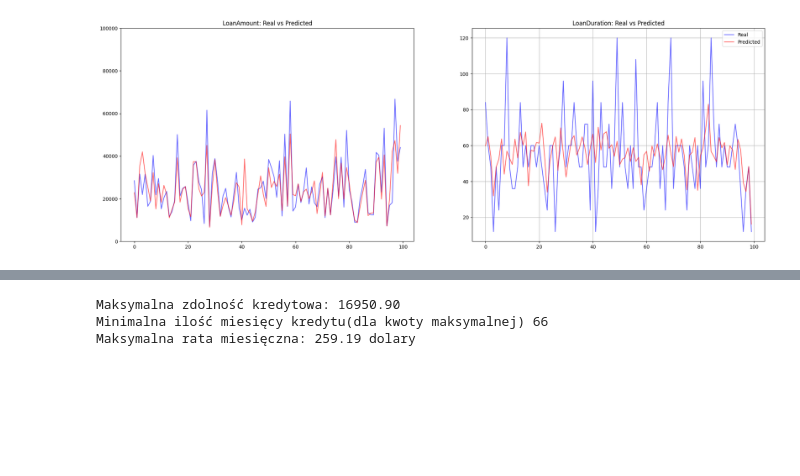
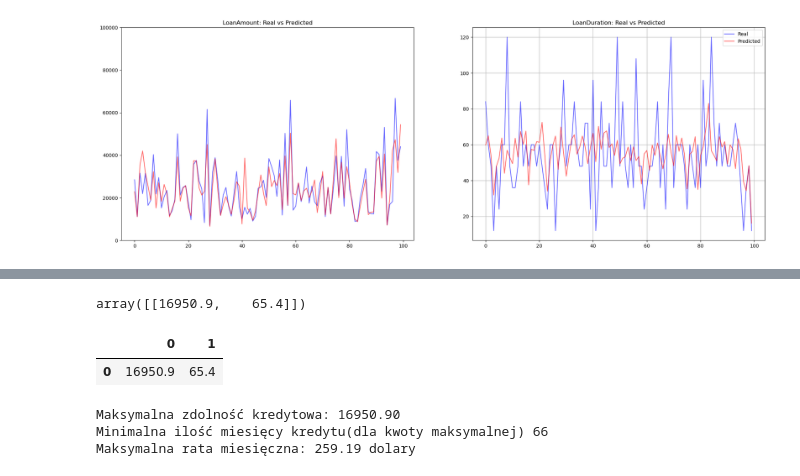
Before and after one commit to Perovsky56/BankLoanModel, a Jupyter notebook: BankLoan.ipynb, the cells around one changed output, grey strips where cells are left out. Saved outputs shown, nothing was run; the diff lists cells and outputs as text; code cells hidden in the pictures; blank space fills up the shorter version.

```diff
--- a/BankLoan.ipynb
+++ b/BankLoan.ipynb
@@ -306,6 +333,15 @@ client = pd.DataFrame(clientdata)
 # %%
 y_val = model.predict(client)
 y = pd.DataFrame(y_val)
+# %%
+y_val
+# %% [output]
+array([[16950.9,    65.4]])
+# %%
+y
+# %% [output]
+|  | 0 | 1 |
+| 0 | 16950.9 | 65.4 |
 # %%
 wynik = y_val[:,0] / y_val[:,1]
 
```
Also changed, not shown: parts of 13 cells of this notebook.
